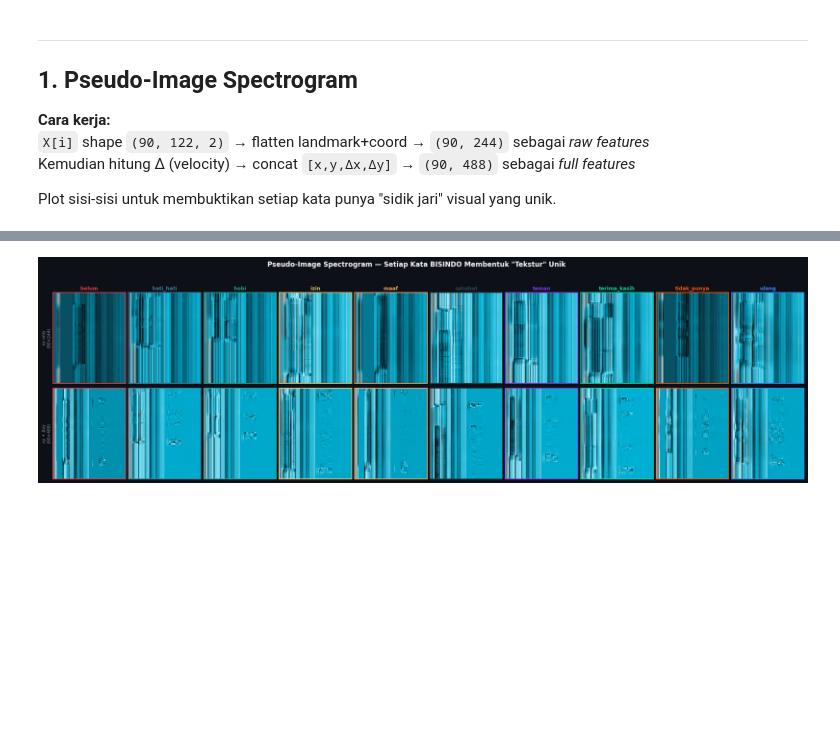
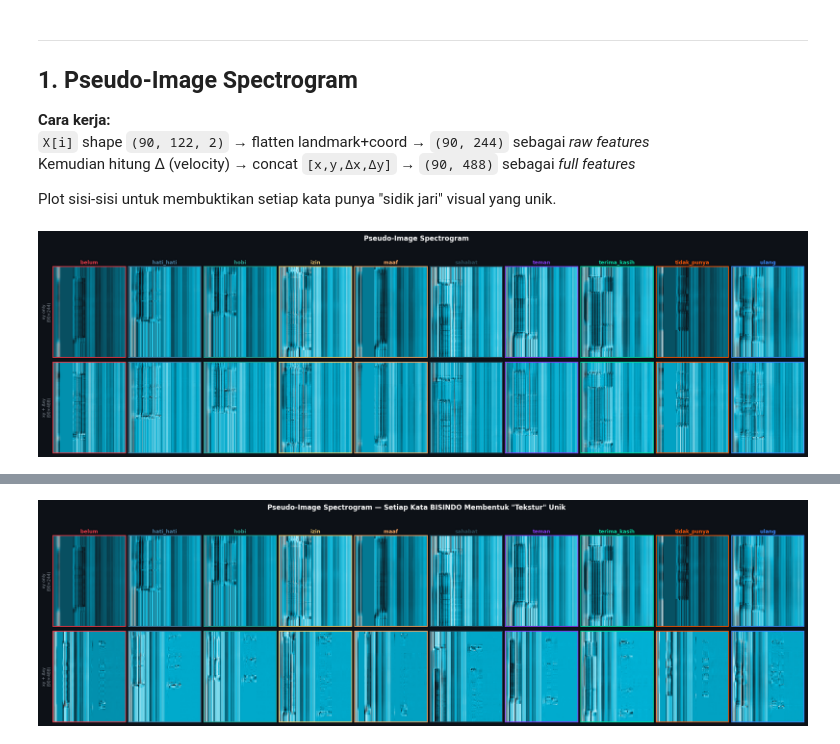
Before and after one commit to sigawari/tugas-akhir, a Jupyter notebook: src/notebooks/01_Eda_visualisasi.ipynb, the cells around one changed output, grey strips where cells are left out. Drawn from its saved outputs; the diff is of its cells as text; code cells hidden in the pictures; blank space fills up the shorter version.

```diff
--- a/src/notebooks/01_Eda_visualisasi.ipynb
+++ b/src/notebooks/01_Eda_visualisasi.ipynb
@@ -79,3 +79,89 @@ Palette siap: {'belum': '#E63946', 'hati_hati': '#457B9D', 'hobi': '#2A9D8F', 'i
 Kemudian hitung Δ (velocity) → concat `[x,y,Δx,Δy]` → `(90, 488)` sebagai *full features*
 
 Plot sisi-sisi untuk membuktikan setiap kata punya "sidik jari" visual yang unik.
+# %%
+#  ikut dataset.py
+def compute_pseudo_image(sample: np.ndarray, include_delta: bool = True) -> np.ndarray:
+    T, L, _ = sample.shape
+
+    if not include_delta:
+        return sample.reshape(T, L * 2)
+
+    # Hitung delta
+    delta = np.diff(sample, axis=0, prepend=sample[:1])
+
+    # Gabungkan DULU di axis terdalam (seperti di dataset.py)
+    combined = np.concatenate([sample, delta], axis=-1) # menjadi (T, L, 4)
+
+    # Baru di-flatten
+    return combined.reshape(T, L * 4) # menjadi (T, 488) dengan urutan x,y,dx,dy
+# %%
+import numpy as np
+import matplotlib.pyplot as plt
+from matplotlib.colors import LinearSegmentedColormap
+
+# ── Pastikan fungsi normalize ada di cell ini juga agar aman ─────────────
+def normalize_for_display(img):
+    p2, p98 = np.percentile(img, 2), np.percentile(img, 98)
+    img = np.clip(img, p2, p98)
+    return (img - p2) / (p98 - p2 + 1e-8)
+
+# ── Plot: 1 sampel per kelas, 2 baris (raw xy | full xy+delta) ───────────
+n_classes = len(labels)
+cmap_spec = LinearSegmentedColormap.from_list('bisindo', ['#0d1117', '#00b4d8', '#caf0f8'])
+
+fig, axes = plt.subplots(
+    nrows=2, ncols=n_classes,
+    figsize=(n_classes * 2.4, 6),
+    gridspec_kw={'hspace': 0.05, 'wspace': 0.04}
+)
+fig.patch.set_facecolor('#0d1117')
+
+row_labels = ['xy only\n(90×244)', 'xy + Δxy\n(90×488)']
+
+for col, (cls_idx, lbl) in enumerate(zip(range(n_classes), labels)):
+    # Ambil klip pertama dari kelas ini
+    sample_idx = np.where(y == cls_idx)[0][0]
+    sample     = X[sample_idx]                         # (90, 122, 2)
+
+    for row, include_delta in enumerate([False, True]):
+        # Panggil fungsi compute yang baru
+        img = compute_pseudo_image(sample, include_delta=include_delta)
+        img = normalize_for_display(img)
+
+        ax = axes[row, col]
+        ax.imshow(img, aspect='auto', cmap=cmap_spec, interpolation='nearest')
+        ax.set_xticks([])
+        ax.set_yticks([])
+
+        for spine in ax.spines.values():
+            spine.set_edgecolor(COLOR_MAP[lbl])
+            spine.set_linewidth(1.5)
+
+        if row == 0:
+            ax.set_title(lbl, color=COLOR_MAP[lbl], fontsize=9,
+                         fontweight='bold', pad=4)
+
+        if col == 0:
+            ax.set_ylabel(row_labels[row], color='#8b949e',
+                          fontsize=7.5, labelpad=4)
+
+fig.suptitle(
+    'Pseudo-Image Spectrogram',
+    color='white', fontsize=12, fontweight='bold', y=1.01
+)
+
+# Gunakan str(OUTPUT_DIR) jika terjadi error pada Pathlib
+try:
+    plt.savefig(OUTPUT_DIR / '01_pseudo_image_spectrogram.png',
+                dpi=180, bbox_inches='tight', facecolor=fig.get_facecolor())
+except TypeError:
+    # Fallback jika OUTPUT_DIR berupa string, bukan Pathlib
+    import os
+    save_path = os.path.join(OUTPUT_DIR, '01_pseudo_image_spectrogram.png')
+    plt.savefig(save_path, dpi=180, bbox_inches='tight', facecolor=fig.get_facecolor())
+
+plt.show()
+print('✓ Saved → 01_pseudo_image_spectrogram.png')
+# %% [output]
+[figure, added]
```
Also changed, not shown: parts of 4 cells of this notebook, 2 other files.
